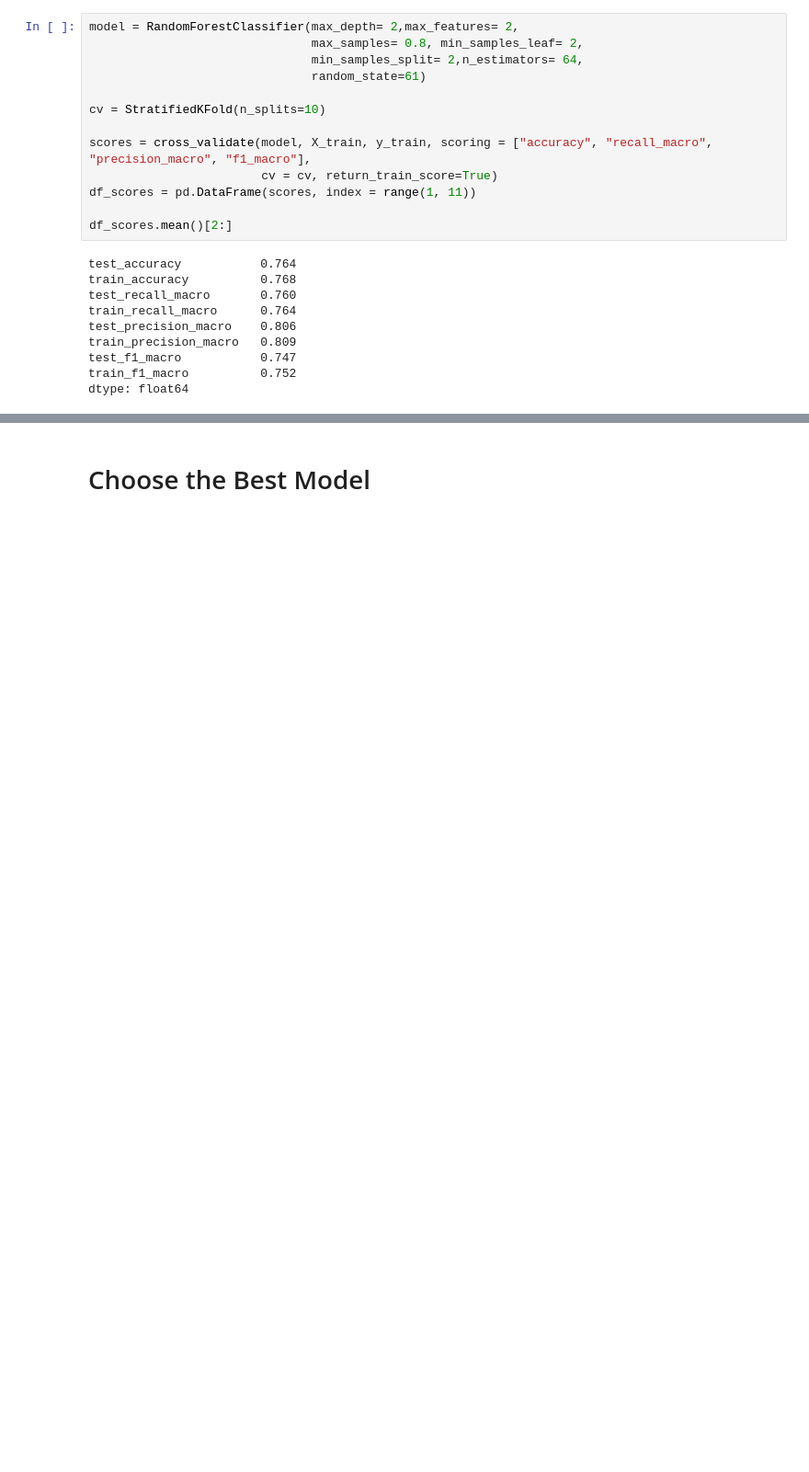
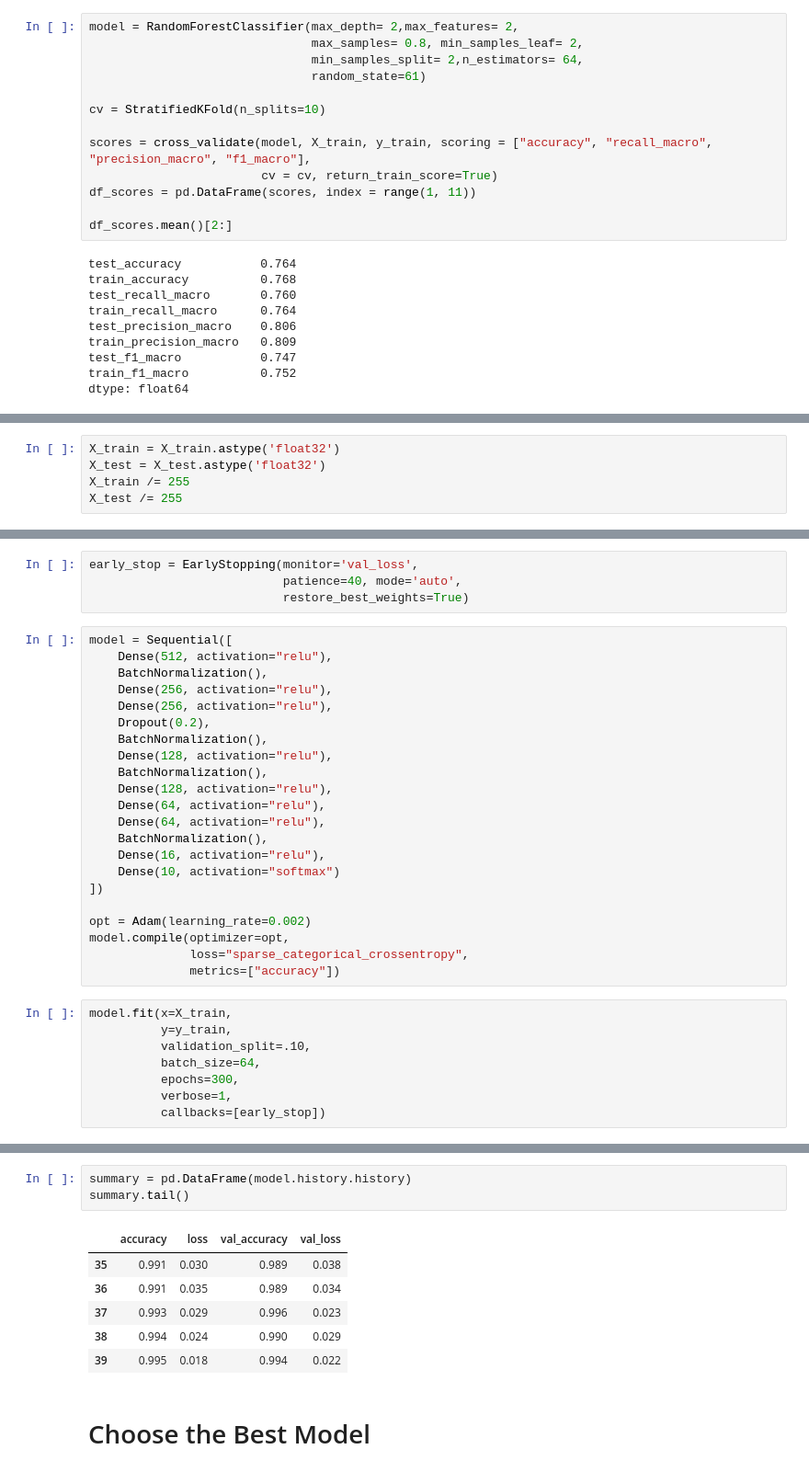
Before and after one commit to defneacer/Hand_Written_Digits_Project, a Jupyter notebook: Hand_Written_Digits_Project.ipynb, the cells around one changed output, grey strips where cells are left out. Shown at 92% size. Saved outputs shown, nothing was run; the diff lists cells and outputs as text; blank space fills up the shorter version.

```diff
--- a/Hand_Written_Digits_Project.ipynb
+++ b/Hand_Written_Digits_Project.ipynb
@@ -742,0 +755,5 @@ dtype: float64
+# %%
+X_train = X_train.astype('float32')
+X_test = X_test.astype('float32')
+X_train /= 255
+X_test /= 255
@@ -742,0 +781,34 @@ dtype: float64
+# %%
+early_stop = EarlyStopping(monitor='val_loss',
+                           patience=40, mode='auto',
+                           restore_best_weights=True)
+# %%
+model = Sequential([
+    Dense(512, activation="relu"),
+    BatchNormalization(),
+    Dense(256, activation="relu"),
+    Dense(256, activation="relu"),
+    Dropout(0.2),
+    BatchNormalization(),
+    Dense(128, activation="relu"),
+    BatchNormalization(),
+    Dense(128, activation="relu"),
+    Dense(64, activation="relu"),
+    Dense(64, activation="relu"),
+    BatchNormalization(),
+    Dense(16, activation="relu"),
+    Dense(10, activation="softmax")
+])
+
+opt = Adam(learning_rate=0.002)
+model.compile(optimizer=opt,
+              loss="sparse_categorical_crossentropy",
+              metrics=["accuracy"])
+# %%
+model.fit(x=X_train,
+          y=y_train,
+          validation_split=.10,
+          batch_size=64,
+          epochs=300,
+          verbose=1,
+          callbacks=[early_stop])
@@ -743,2 +859,12 @@ dtype: float64
+# %%
+summary = pd.DataFrame(model.history.history)
+summary.tail()
+# %% [output]
+|  | accuracy | loss | val_accuracy | val_loss |
+| 35 | 0.991 | 0.030 | 0.989 | 0.038 |
+| 36 | 0.991 | 0.035 | 0.989 | 0.034 |
+| 37 | 0.993 | 0.029 | 0.996 | 0.023 |
+| 38 | 0.994 | 0.024 | 0.990 | 0.029 |
+| 39 | 0.995 | 0.018 | 0.994 | 0.022 |
 # %% [markdown]
 # Choose the Best Model
```
Also changed, not shown: parts of 19 cells of this notebook.
